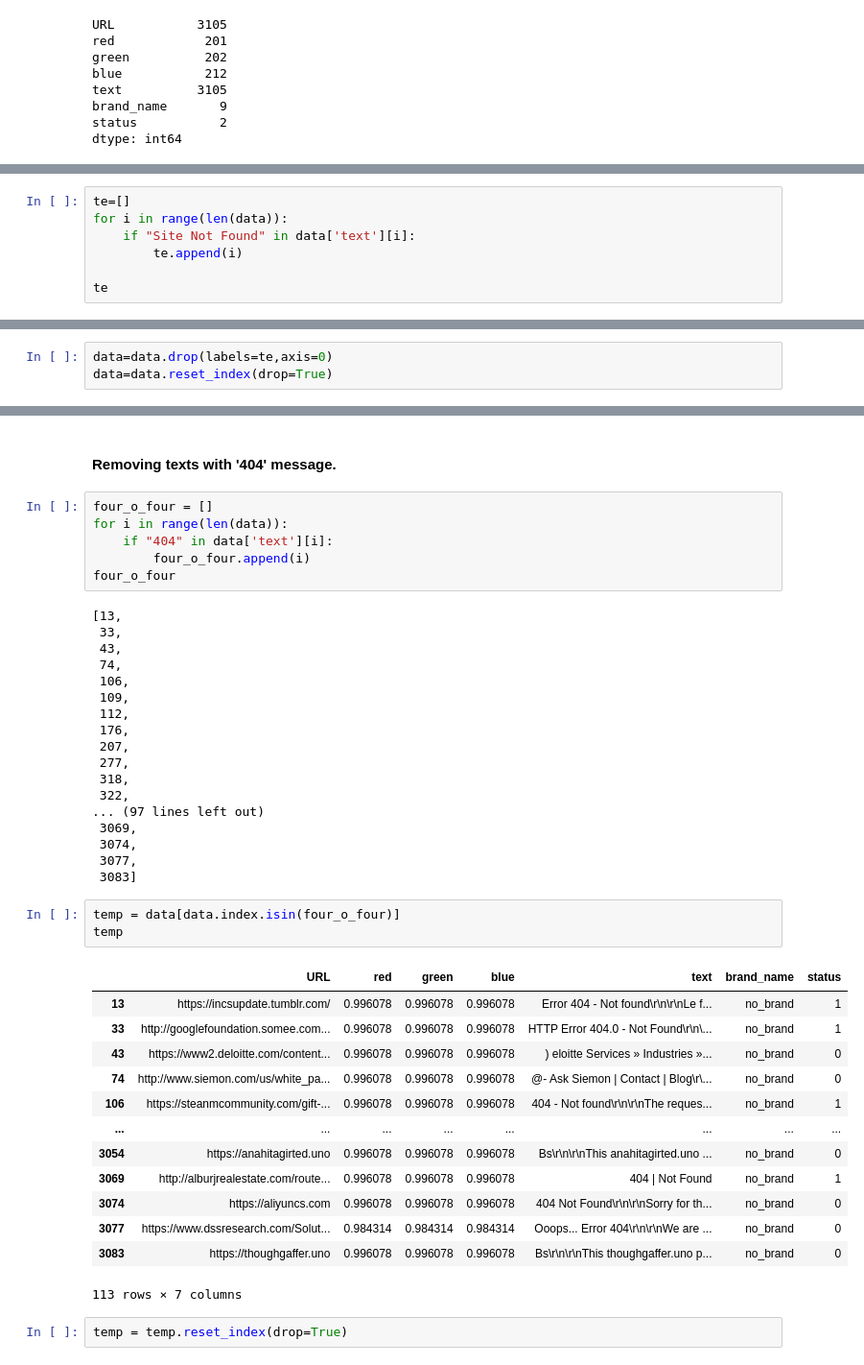
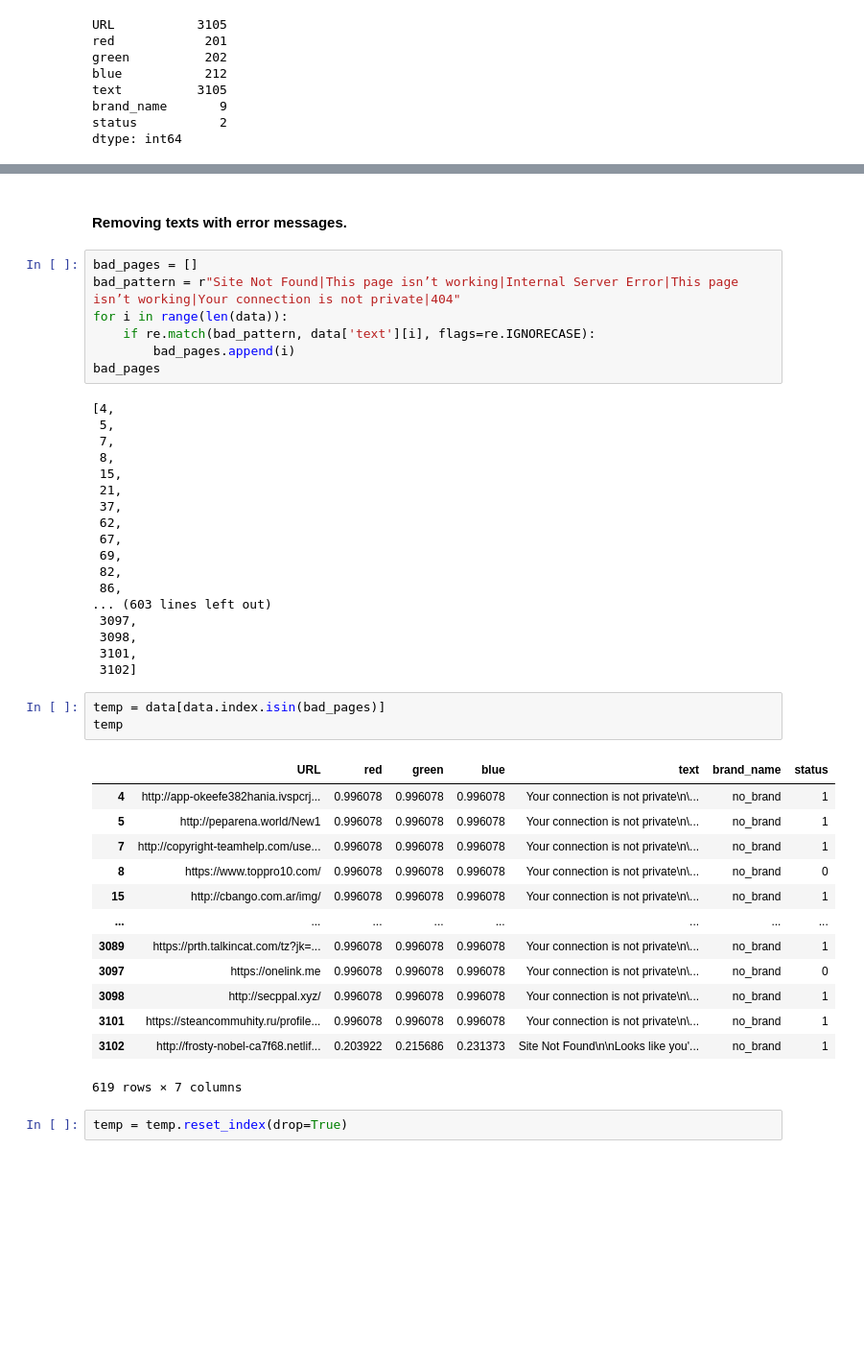
Before and after one commit to DanielYakubov/Phish-Sight-replication, a Jupyter notebook: EDA.ipynb, the cells around one changed output, grey strips where cells are left out. Shown at 96% size. Saved outputs shown, nothing was run; the diff lists cells and outputs as text; blank space fills up the shorter version.

```diff
--- a/EDA.ipynb
+++ b/EDA.ipynb
@@ -346,7 +344,0 @@ dtype: int64
-# %%
-te=[]
-for i in range(len(data)):
-    if "Site Not Found" in data['text'][i]:
-        te.append(i)
-
-te
@@ -374,3 +344,0 @@ temp
-# %%
-data=data.drop(labels=te,axis=0)
-data=data.reset_index(drop=True)
@@ -381,46 +345,47 @@ data.shape
 # %% [markdown]
-#### Removing texts with '404' message.
+#### Removing texts with error messages.
 # %%
-four_o_four = []
+bad_pages = []
+bad_pattern = r"Site Not Found|This page isn’t working|Internal Server Error|This page isn’t working|Your connection is not private|404"
 for i in range(len(data)):
-    if "404" in data['text'][i]:
-        four_o_four.append(i)
-four_o_four
+    if re.match(bad_pattern, data['text'][i], flags=re.IGNORECASE):
+        bad_pages.append(i)
+bad_pages
 # %% [output]
-[13,
- 33,
- 43,
- 74,
- 106,
- 109,
- 112,
- 176,
- 207,
- 277,
- 318,
- 322,
-... (97 lines left out)
- 3069,
- 3074,
- 3077,
- 3083]
+[4,
+ 5,
+ 7,
+ 8,
+ 15,
+ 21,
+ 37,
+ 62,
+ 67,
+ 69,
+ 82,
+ 86,
+... (603 lines left out)
+ 3097,
+ 3098,
+ 3101,
+ 3102]
 # %%
-temp = data[data.index.isin(four_o_four)]
+temp = data[data.index.isin(bad_pages)]
 temp
 # %% [output]
 |  | URL | red | green | blue | text | brand_name | status |
-| 13 | https://incsupdate.tumblr.com/ | 0.996078 | 0.996078 | 0.996078 | Error 404 - Not found\r\n\r\nLe f... | no_brand | 1 |
-| 33 | http://googlefoundation.somee.com... | 0.996078 | 0.996078 | 0.996078 | HTTP Error 404.0 - Not Found\r\n\... | no_brand | 1 |
-| 43 | https://www2.deloitte.com/content... | 0.996078 | 0.996078 | 0.996078 | ) eloitte Services » Industries »... | no_brand | 0 |
-| 74 | http://www.siemon.com/us/white_pa... | 0.996078 | 0.996078 | 0.996078 | @- Ask Siemon | Contact | Blog\r\... | no_brand | 0 |
-| 106 | https://steanmcommunity.com/gift-... | 0.996078 | 0.996078 | 0.996078 | 404 - Not found\r\n\r\nThe reques... | no_brand | 1 |
+| 4 | http://app-okeefe382hania.ivspcrj... | 0.996078 | 0.996078 | 0.996078 | Your connection is not private\n\... | no_brand | 1 |
+| 5 | http://peparena.world/New1 | 0.996078 | 0.996078 | 0.996078 | Your connection is not private\n\... | no_brand | 1 |
+| 7 | http://copyright-teamhelp.com/use... | 0.996078 | 0.996078 | 0.996078 | Your connection is not private\n\... | no_brand | 1 |
+| 8 | https://www.toppro10.com/ | 0.996078 | 0.996078 | 0.996078 | Your connection is not private\n\... | no_brand | 0 |
+| 15 | http://cbango.com.ar/img/ | 0.996078 | 0.996078 | 0.996078 | Your connection is not private\n\... | no_brand | 1 |
 | ... | ... | ... | ... | ... | ... | ... | ... |
-| 3054 | https://anahitagirted.uno | 0.996078 | 0.996078 | 0.996078 | Bs\r\n\r\nThis anahitagirted.uno ... | no_brand | 0 |
-| 3069 | http://alburjrealestate.com/route... | 0.996078 | 0.996078 | 0.996078 | 404 | Not Found | no_brand | 1 |
-| 3074 | https://aliyuncs.com | 0.996078 | 0.996078 | 0.996078 | 404 Not Found\r\n\r\nSorry for th... | no_brand | 0 |
-| 3077 | https://www.dssresearch.com/Solut... | 0.984314 | 0.984314 | 0.984314 | Ooops... Error 404\r\n\r\nWe are ... | no_brand | 0 |
-| 3083 | https://thoughgaffer.uno | 0.996078 | 0.996078 | 0.996078 | Bs\r\n\r\nThis thoughgaffer.uno p... | no_brand | 0 |
+| 3089 | https://prth.talkincat.com/tz?jk=... | 0.996078 | 0.996078 | 0.996078 | Your connection is not private\n\... | no_brand | 1 |
+| 3097 | https://onelink.me | 0.996078 | 0.996078 | 0.996078 | Your connection is not private\n\... | no_brand | 0 |
+| 3098 | http://secppal.xyz/ | 0.996078 | 0.996078 | 0.996078 | Your connection is not private\n\... | no_brand | 1 |
+| 3101 | https://steancommuhity.ru/profile... | 0.996078 | 0.996078 | 0.996078 | Your connection is not private\n\... | no_brand | 1 |
+| 3102 | http://frosty-nobel-ca7f68.netlif... | 0.203922 | 0.215686 | 0.231373 | Site Not Found\n\nLooks like you'... | no_brand | 1 |
-113 rows × 7 columns
+619 rows × 7 columns
 # %%
 temp = temp.reset_index(drop=True)
 # %%
```
Also changed, not shown: parts of 53 cells of this notebook.
